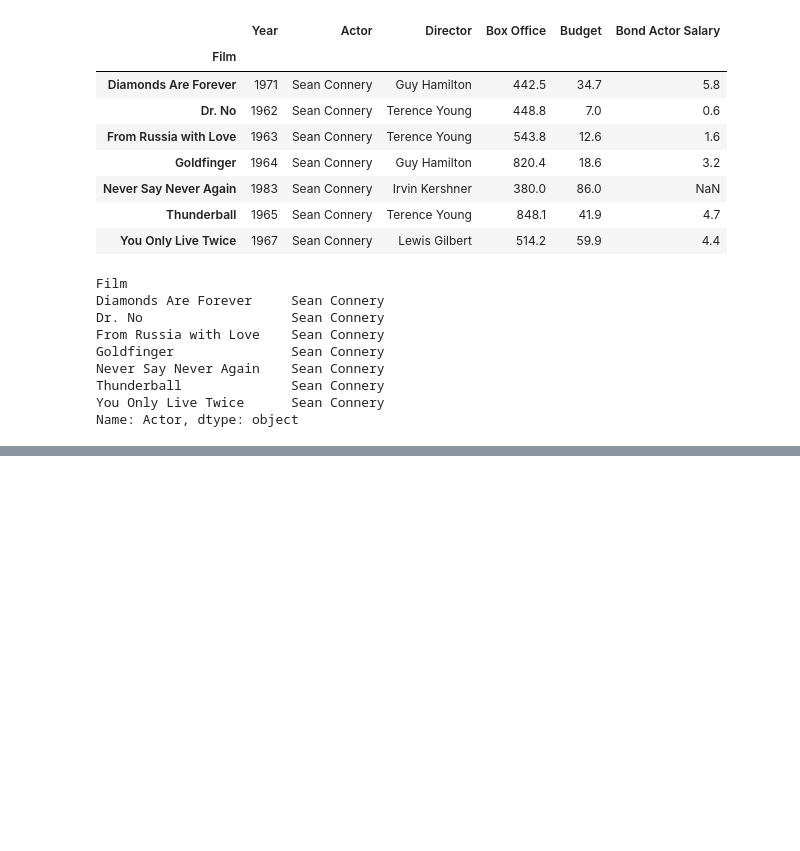
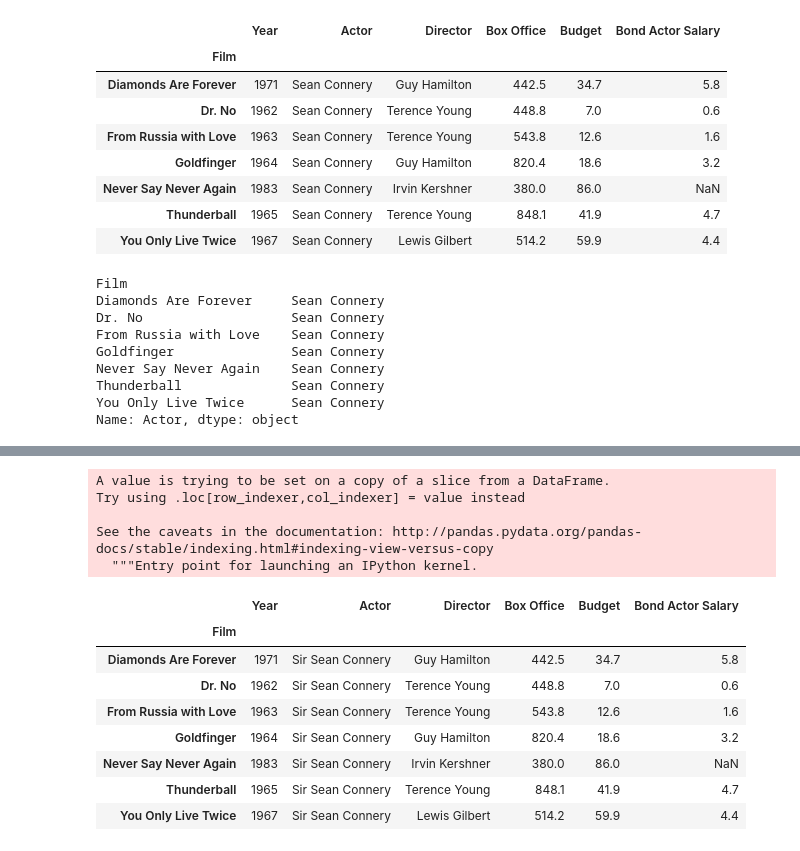
Before and after one commit to YoheiKo/DA_with_pandas_udemy, a Jupyter notebook: Dataframe3.ipynb, the cells around one changed output, grey strips where cells are left out. Saved outputs shown, nothing was run; the diff lists cells and outputs as text; code cells hidden in the pictures; blank space fills up the shorter version.

```diff
--- a/Dataframe3.ipynb
+++ b/Dataframe3.ipynb
@@ -610,0 +621,3 @@ Name: Actor, dtype: object
+# %%
+mask = bond["Actor"] == "Sean Connery"
+bond[mask] #This is a new copied dataframe
@@ -610,0 +634,3 @@ Name: Actor, dtype: object
+# %%
+df2 = bond[mask]
+df2
@@ -610,0 +647,18 @@ Name: Actor, dtype: object
+# %%
+df2["Actor"] = "Sir Sean Connery"
+df2 # df2 has changed
+# %% [output]
+A value is trying to be set on a copy of a slice from a DataFrame.
+Try using .loc[row_indexer,col_indexer] = value instead
+
+See the caveats in the documentation: http://pandas.pydata.org/pandas-docs/stable/indexing.html#indexing-view-versus-copy
+  """Entry point for launching an IPython kernel.
+|  | Year | Actor | Director | Box Office | Budget | Bond Actor Salary |
+| Film |  |  |  |  |  |  |
+| Diamonds Are Forever | 1971 | Sir Sean Connery | Guy Hamilton | 442.5 | 34.7 | 5.8 |
+| Dr. No | 1962 | Sir Sean Connery | Terence Young | 448.8 | 7.0 | 0.6 |
+| From Russia with Love | 1963 | Sir Sean Connery | Terence Young | 543.8 | 12.6 | 1.6 |
+| Goldfinger | 1964 | Sir Sean Connery | Guy Hamilton | 820.4 | 18.6 | 3.2 |
+| Never Say Never Again | 1983 | Sir Sean Connery | Irvin Kershner | 380.0 | 86.0 | NaN |
+| Thunderball | 1965 | Sir Sean Connery | Terence Young | 848.1 | 41.9 | 4.7 |
+| You Only Live Twice | 1967 | Sir Sean Connery | Lewis Gilbert | 514.2 | 59.9 | 4.4 |
```
Also changed, not shown: parts of 23 cells of this notebook.
